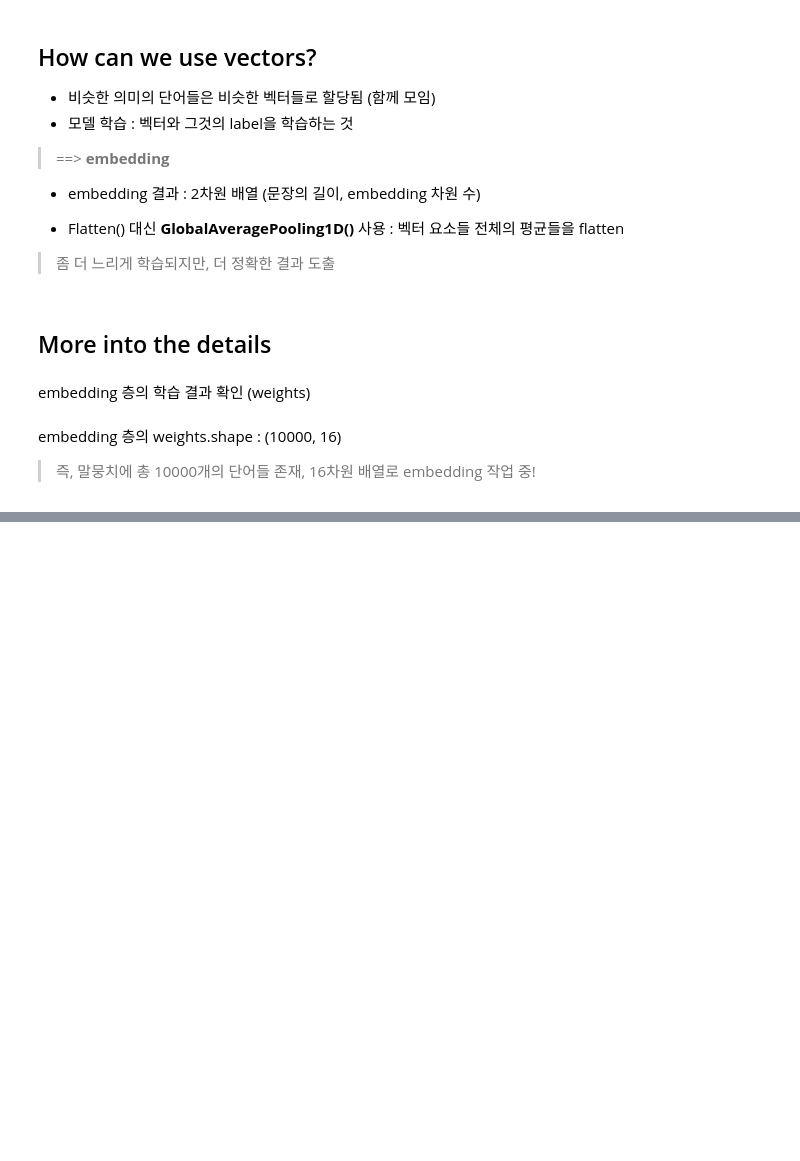
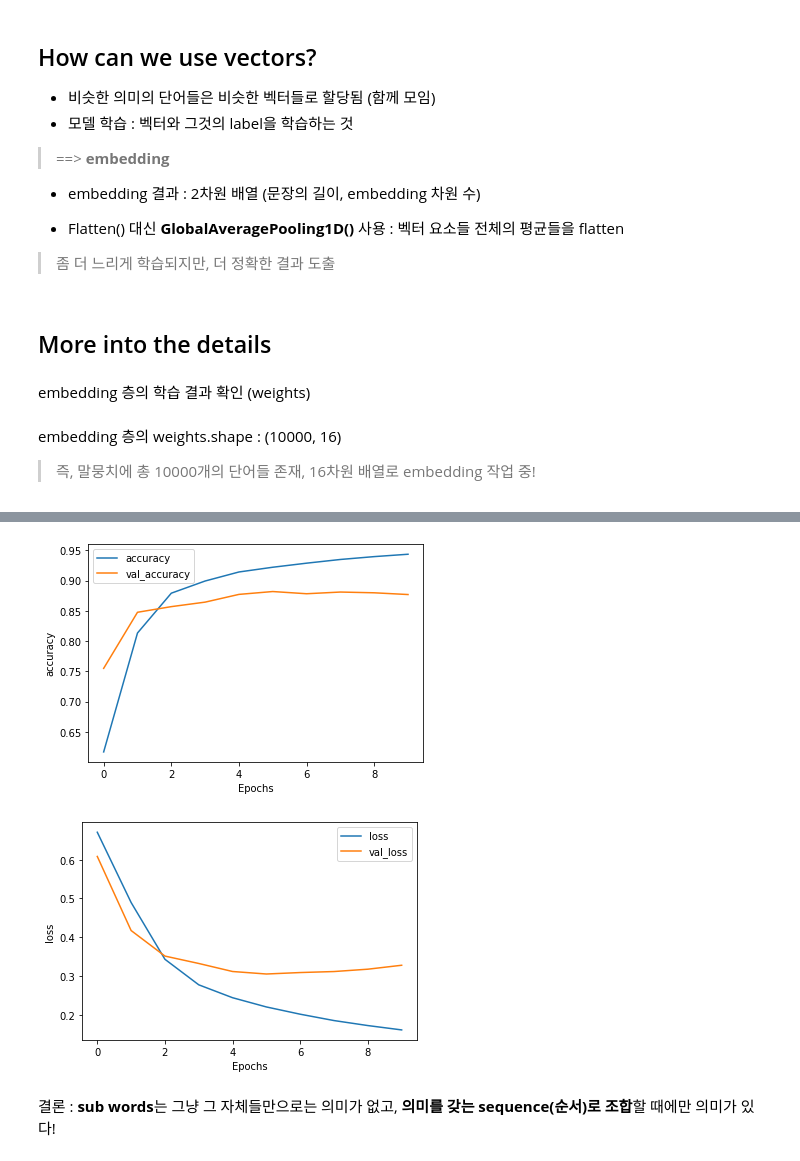
Before and after one commit to Jiwon-Hwang/Coursera, a Jupyter notebook: 3. Natural Language Processing in TF/week2/Word Embeddings.ipynb, the cells around one changed output, grey strips where cells are left out. Saved outputs shown, nothing was run; the diff lists cells and outputs as text; code cells hidden in the pictures; blank space fills up the shorter version.

```diff
--- a/3. Natural Language Processing in TF/week2/Word Embeddings.ipynb
+++ b/3. Natural Language Processing in TF/week2/Word Embeddings.ipynb
@@ -148,0 +342,8 @@ out_m.close()
+# %%
+import tensorflow_datasets as tfds
+imdb, info = tfds.load("imdb_reviews/subwords8k", with_info=True, as_supervised=True)
+
+train_data, test_data = imdb['train'], imdb['test']
+
+# access the sub words tokenizer
+tokenizer = info.features['text'].encoder # import Tokenizer 안하고 info 이용해서 encode하여 tokenizer 생성
@@ -148,0 +428,21 @@ out_m.close()
+# %%
+# not mandatory
+BUFFER_SIZE = 10000
+BATCH_SIZE = 64
+
+train_dataset = train_data.shuffle(BUFFER_SIZE)
+train_dataset = train_dataset.padded_batch(BATCH_SIZE, tf.compat.v1.data.get_output_shapes(train_dataset))
+test_dataset = test_data.padded_batch(BATCH_SIZE, tf.compat.v1.data.get_output_shapes(test_data))
+# %%
+# compile and fit (train) model
+num_epochs = 10
+
+model.compile(loss='binary_crossentropy',
+              optimizer='adam',
+              metrics=['accuracy'])
+
+history = model.fit(train_dataset, # train_data -> train_dataset
+                    epochs=num_epochs,
+                    validation_data=test_dataset) # test_data -> test_dataset 으로 바꿔야 error clear
+
+# train_data, test_data = imdb['train'], imdb['test']
@@ -148,0 +470,19 @@ out_m.close()
+# %%
+import matplotlib.pyplot as plt
+
+
+def plot_graphs(history, string):
+  plt.plot(history.history[string])
+  plt.plot(history.history['val_'+string])
+  plt.xlabel("Epochs")
+  plt.ylabel(string)
+  plt.legend([string, 'val_'+string])
+  plt.show()
+
+plot_graphs(history, "accuracy")
+plot_graphs(history, "loss")
+# %% [output]
+[figure, added]
+[figure, added]
+# %% [markdown]
+결론 : **sub words**는 그냥 그 자체들만으로는 의미가 없고, **의미를 갖는 sequence(순서)로 조합**할 때에만 의미가 있다!
```
Also changed, not shown: parts of 30 cells of this notebook, 2 other files.
